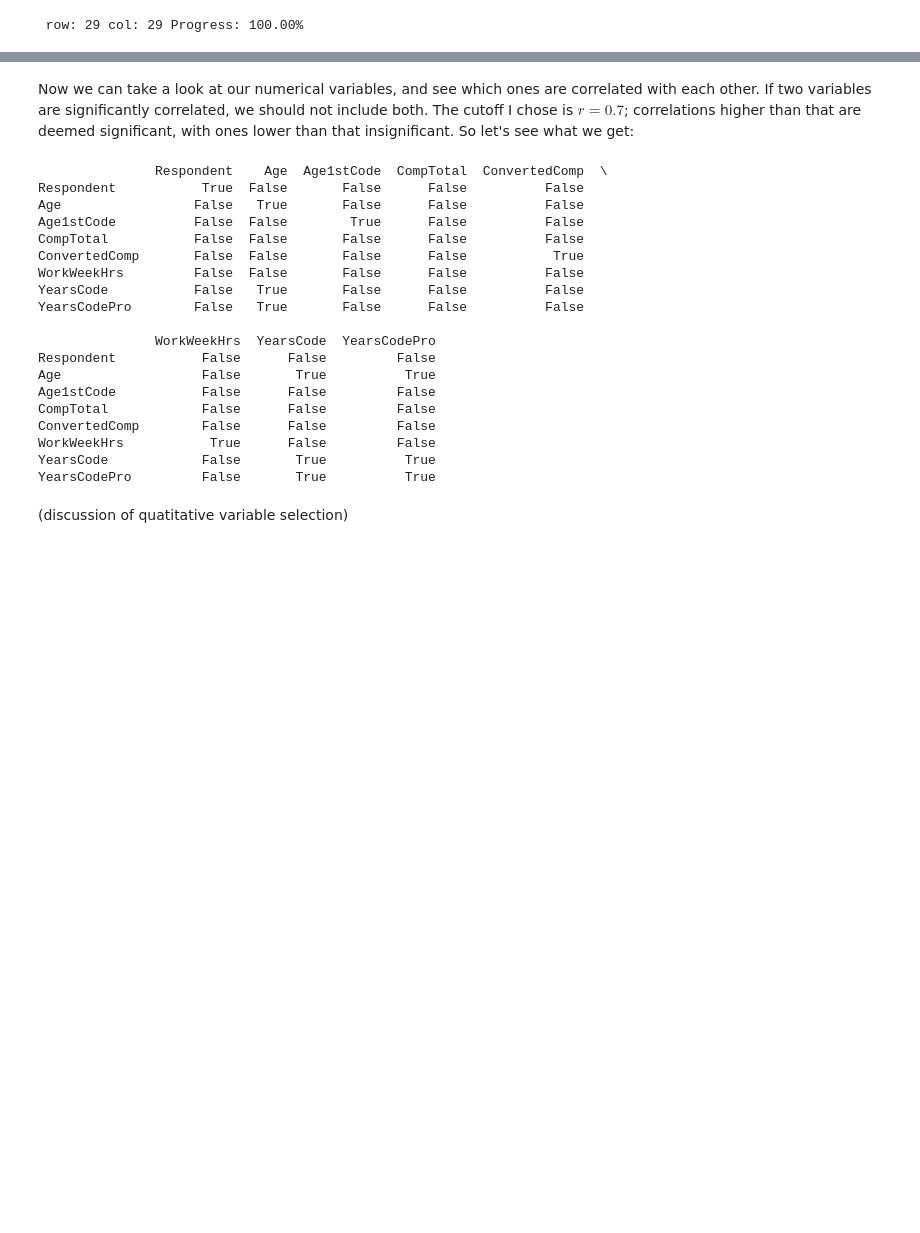
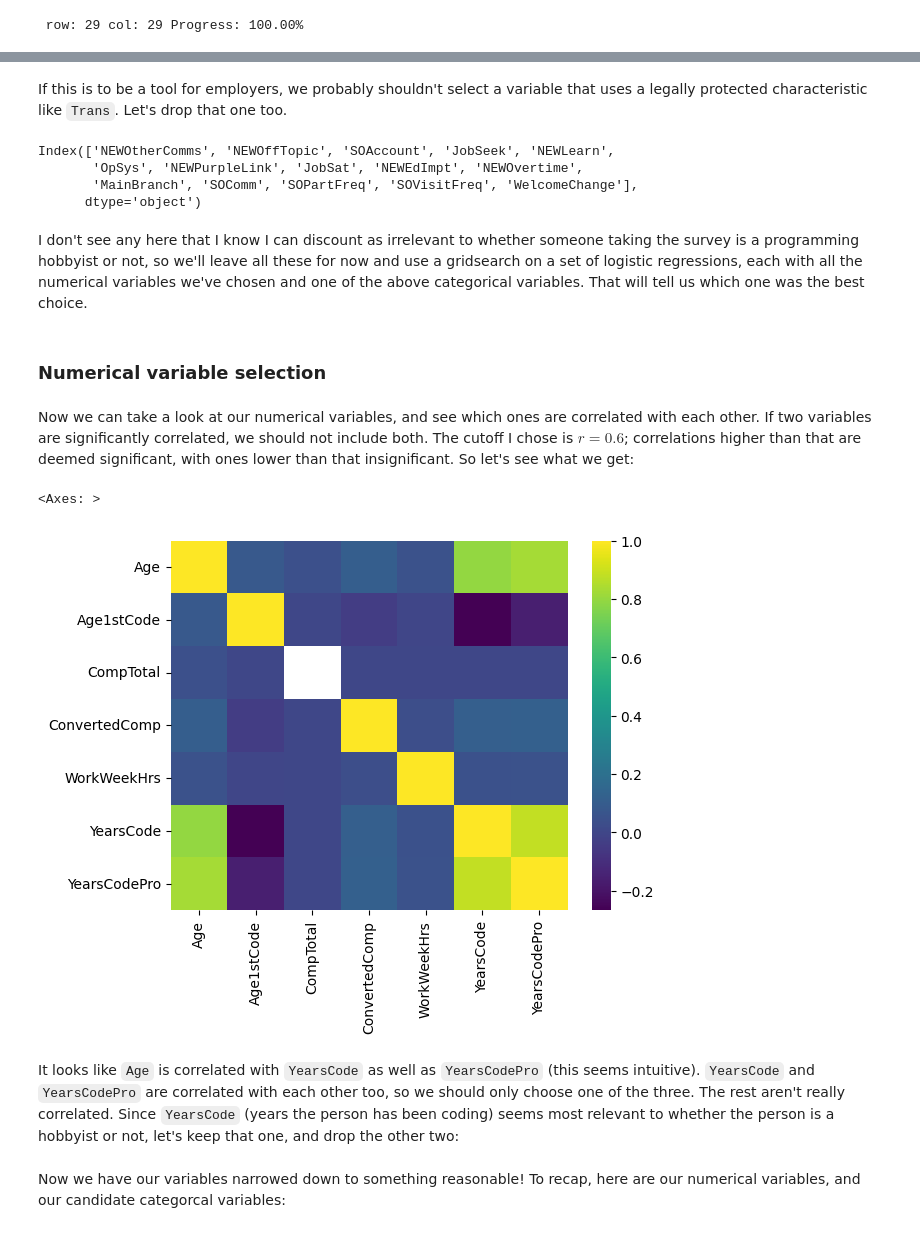
Before and after one commit to lmr97/datamining_proj_final, a Jupyter notebook: Project4.ipynb, the cells around one changed output, grey strips where cells are left out. Drawn from its saved outputs; the diff is of its cells as text; code cells hidden in the pictures; blank space fills up the shorter version.

Commit message:
largely completed variable selection sections

```diff
--- a/Project4.ipynb
+++ b/Project4.ipynb
@@ -8,6 +13,8 @@ df = pd.read_csv("survey_results_public.csv")
 # %%
-print(df['Hobbyist'].isna().sum())            # relatively few nulls (45)
+print("Rows with nulls:", df['Hobbyist'].isna().sum())            # relatively few nulls (45)
 df = df.dropna(how='any', subset='Hobbyist')  # drop all rows in the response var col without values
+
+print("Total Columns:", df.columns.size)
 
 # categorical columns
 cat_vars = df.drop(['Respondent',
@@ -31,8 +38,7 @@ df['Age1stCode'].replace('Younger than 5 years', 3, inplace=True)
 df['Age1stCode'].replace('Older than 85', 87, inplace=True)
 
 # quantitative columns
-quant_vars = df.filter(['Respondent',
-                        'Age',
+quant_vars = df.filter(['Age',
                         'Age1stCode',
                         'CompTotal',
                         'ConvertedComp',
@@ -163,26 +185,24 @@ This means no two variables are independent of each other. So we could use exact
+# %% [markdown]
+If this is to be a tool for employers, we probably shouldn't select a variable that uses a legally protected characteristic like `Trans`. Let's drop that one too.
+# %%
+smallest_cats = smallest_cats.drop(['Trans'])
+print(smallest_cats)
+# %% [output]
+Index(['NEWOtherComms', 'NEWOffTopic', 'SOAccount', 'JobSeek', 'NEWLearn',
+       'OpSys', 'NEWPurpleLink', 'JobSat', 'NEWEdImpt', 'NEWOvertime',
+       'MainBranch', 'SOComm', 'SOPartFreq', 'SOVisitFreq', 'WelcomeChange'],
+      dtype='object')
+# %% [markdown]
+I don't see any here that I know I can discount as irrelevant to whether someone taking the survey is a programming hobbyist or not, so we'll leave all these for now and use a gridsearch on a set of logistic regressions, each with all the numerical variables we've chosen and one of the above categorical variables. That will tell us which one was the best choice.
+# %% [markdown]
+### Numerical variable selection
 # %% [markdown]
-Now we can take a look at our numerical variables, and see which ones are correlated with each other. If two variables are significantly correlated, we should not include both. The cutoff I chose is $r = 0.7$; correlations higher than that are deemed significant, with ones lower than that insignificant. So let's see what we get:
+Now we can take a look at our numerical variables, and see which ones are correlated with each other. If two variables are significantly correlated, we should not include both. The cutoff I chose is $r = 0.6$; correlations higher than that are deemed significant, with ones lower than that insignificant. So let's see what we get:
 # %%
-print(quant_vars.corr(numeric_only=True).gt(0.7))  # find where correlations are >0.6 in corr matrix
+corr_matrix = quant_vars.corr(numeric_only=True)
+sns.heatmap(corr_matrix, cmap='viridis')
 # %% [output]
-               Respondent    Age  Age1stCode  CompTotal  ConvertedComp  \
-Respondent           True  False       False      False          False
-Age                 False   True       False      False          False
-Age1stCode          False  False        True      False          False
-CompTotal           False  False       False      False          False
-ConvertedComp       False  False       False      False           True
-WorkWeekHrs         False  False       False      False          False
-YearsCode           False   True       False      False          False
-YearsCodePro        False   True       False      False          False
-
-               WorkWeekHrs  YearsCode  YearsCodePro
-Respondent           False      False         False
-Age                  False       True          True
-Age1stCode           False      False         False
-CompTotal            False      False         False
-ConvertedComp        False      False         False
-WorkWeekHrs           True      False         False
-YearsCode            False       True          True
-YearsCodePro         False       True          True
+<Axes: >
+[figure, added]
 # %% [markdown]
-(discussion of quatitative variable selection)
+It looks like `Age` is correlated with `YearsCode` as well as `YearsCodePro` (this seems intuitive). `YearsCode` and `YearsCodePro` are correlated with each other too, so we should only choose one of the three. The rest aren't really correlated. Since `YearsCode` (years the person has been coding) seems most relevant to whether the person is a hobbyist or not, let's keep that one, and drop the other two:
@@ -188,0 +211,2 @@ YearsCodePro         False       True          True
+# %% [markdown]
+Now we have our variables narrowed down to something reasonable! To recap, here are our numerical variables, and our candidate categorcal variables:
```
Also changed, not shown: parts of 21 cells of this notebook.
